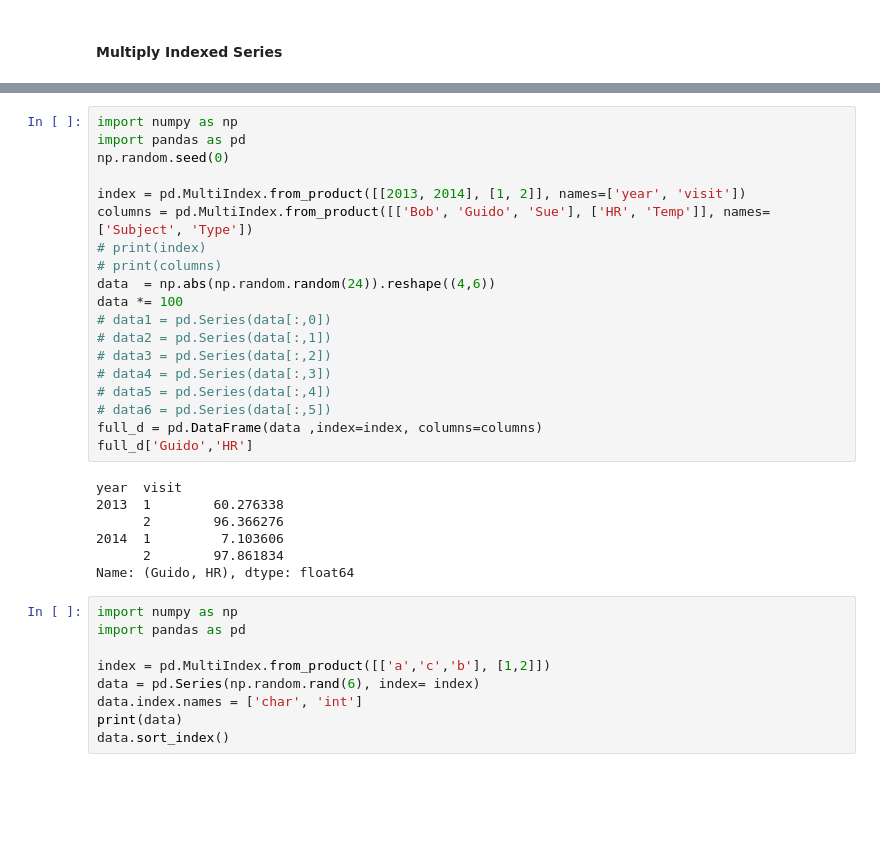
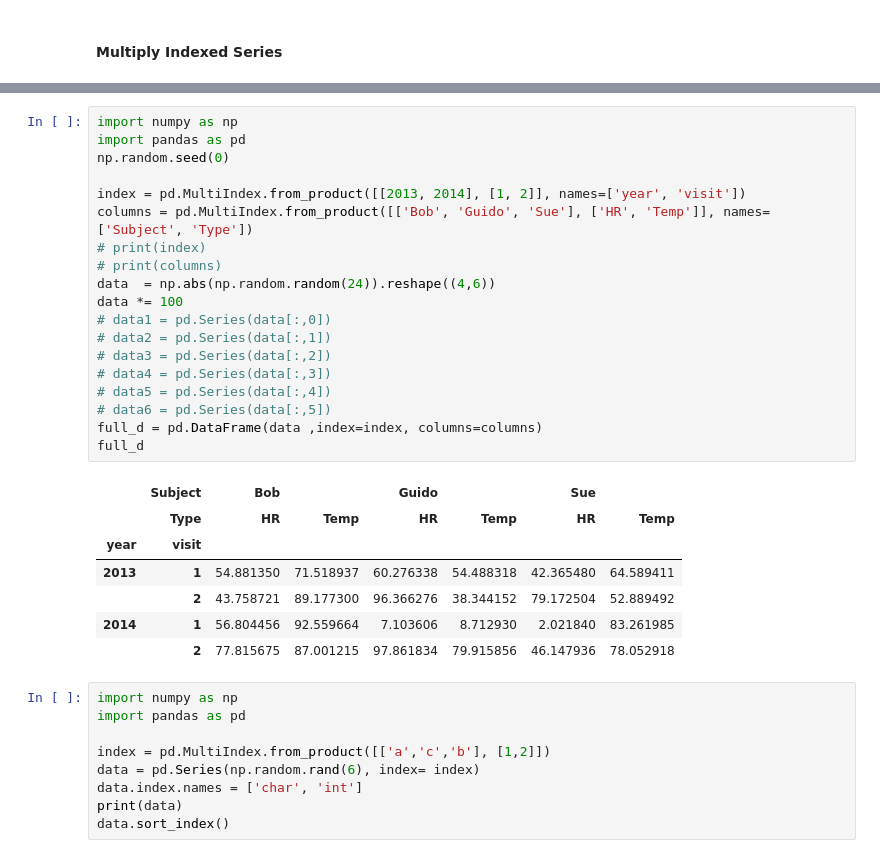
Before and after one commit to HerbSek/Learning-Data-Science, a Jupyter notebook: pandas.ipynb, the cells around one changed output, grey strips where cells are left out. Drawn from its saved outputs; the diff is of its cells as text; blank space fills up the shorter version.

```diff
--- a/pandas.ipynb
+++ b/pandas.ipynb
@@ -392,29 +393,30 @@ dtype: float64
 # %%
 import numpy as np
 import pandas as pd
 np.random.seed(0)
 
 index = pd.MultiIndex.from_product([[2013, 2014], [1, 2]], names=['year', 'visit'])
 columns = pd.MultiIndex.from_product([['Bob', 'Guido', 'Sue'], ['HR', 'Temp']], names=['Subject', 'Type'])
 # print(index)
 # print(columns)
 data  = np.abs(np.random.random(24)).reshape((4,6))
 data *= 100
 # data1 = pd.Series(data[:,0])
 # data2 = pd.Series(data[:,1])
 # data3 = pd.Series(data[:,2])
 # data4 = pd.Series(data[:,3])
 # data5 = pd.Series(data[:,4])
 # data6 = pd.Series(data[:,5])
 full_d = pd.DataFrame(data ,index=index, columns=columns)
-full_d['Guido','HR']
+full_d
 # %% [output]
-year  visit
-2013  1        60.276338
-      2        96.366276
-2014  1         7.103606
-      2        97.861834
-Name: (Guido, HR), dtype: float64
+|  | Subject | Bob |  | Guido |  | Sue |  |
+|  | Type | HR | Temp | HR | Temp | HR | Temp |
+| year | visit |  |  |  |  |  |  |
+| 2013 | 1 | 54.881350 | 71.518937 | 60.276338 | 54.488318 | 42.365480 | 64.589411 |
+|  | 2 | 43.758721 | 89.177300 | 96.366276 | 38.344152 | 79.172504 | 52.889492 |
+| 2014 | 1 | 56.804456 | 92.559664 | 7.103606 | 8.712930 | 2.021840 | 83.261985 |
+|  | 2 | 77.815675 | 87.001215 | 97.861834 | 79.915856 | 46.147936 | 78.052918 |
 # %%
 import numpy as np
 import pandas as pd
```
Also changed, not shown: parts of 7 cells of this notebook.
